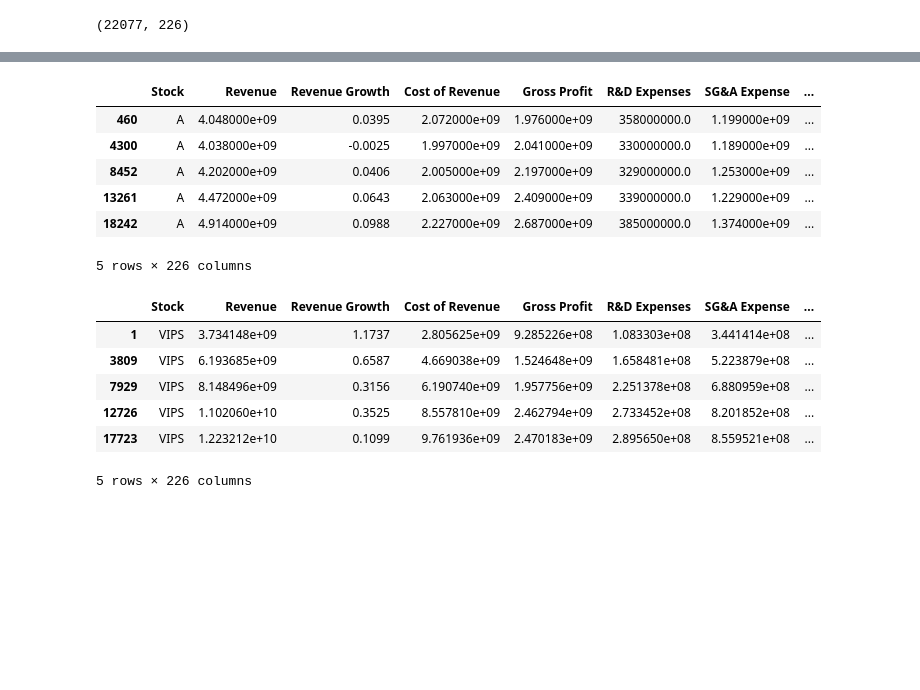
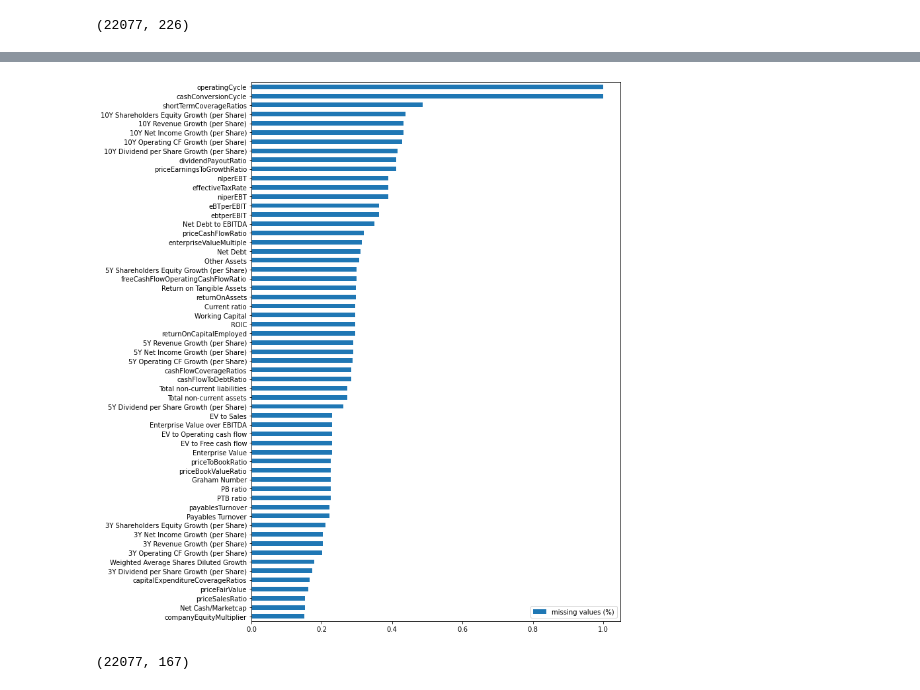
Before and after one commit to Simbonobo/economics, a Jupyter notebook: notebooks/Cleaning.ipynb, the cells around one changed output, grey strips where cells are left out. Drawn from its saved outputs; the diff is of its cells as text; code cells hidden in the pictures; blank space fills up the shorter version.

```diff
--- a/notebooks/Cleaning.ipynb
+++ b/notebooks/Cleaning.ipynb
@@ -3,5 +6,7 @@ import utils
 # %%
 df = utils.read_csv(years=["2014", "2015", "2016", "2017", "2018"])
+# %%
+df[["Stock", "Sector", "Class"]] = df[["Stock", "Sector", "Class"]].astype("category")
 # %%
 df.shape
 # %% [output]
@@ -8,0 +33,5 @@ df.shape
+# %%
+nas_by_feature = df.isnull().sum(axis=0)
+features_to_drop = nas_by_feature[nas_by_feature>3311]
+features_to_drop.sort_values(inplace=True)
+features_to_drop
@@ -8,0 +56,7 @@ df.shape
+# %%
+import matplotlib.pyplot as plt
+
+miss = pd.DataFrame({'missing values (%)': features_to_drop.values/22077}, index=features_to_drop.index)
+ax = miss.plot.barh(y='missing values (%)', figsize=(10,15))
+# %% [output]
+[figure, added]
@@ -9,20 +65,4 @@ df.shape
 # %%
-df.head()
+df.shape
 # %% [output]
-|  | Stock | Revenue | Revenue Growth | Cost of Revenue | Gross Profit | R&D Expenses | SG&A Expense | ... |
-| 460 | A | 4.048000e+09 | 0.0395 | 2.072000e+09 | 1.976000e+09 | 358000000.0 | 1.199000e+09 | ... |
-| 4300 | A | 4.038000e+09 | -0.0025 | 1.997000e+09 | 2.041000e+09 | 330000000.0 | 1.189000e+09 | ... |
-| 8452 | A | 4.202000e+09 | 0.0406 | 2.005000e+09 | 2.197000e+09 | 329000000.0 | 1.253000e+09 | ... |
-| 13261 | A | 4.472000e+09 | 0.0643 | 2.063000e+09 | 2.409000e+09 | 339000000.0 | 1.229000e+09 | ... |
-| 18242 | A | 4.914000e+09 | 0.0988 | 2.227000e+09 | 2.687000e+09 | 385000000.0 | 1.374000e+09 | ... |
-5 rows × 226 columns
+(22077, 167)
-# %%
-df[df["Stock"] == "VIPS"]
-# %% [output]
-|  | Stock | Revenue | Revenue Growth | Cost of Revenue | Gross Profit | R&D Expenses | SG&A Expense | ... |
-| 1 | VIPS | 3.734148e+09 | 1.1737 | 2.805625e+09 | 9.285226e+08 | 1.083303e+08 | 3.441414e+08 | ... |
-| 3809 | VIPS | 6.193685e+09 | 0.6587 | 4.669038e+09 | 1.524648e+09 | 1.658481e+08 | 5.223879e+08 | ... |
-| 7929 | VIPS | 8.148496e+09 | 0.3156 | 6.190740e+09 | 1.957756e+09 | 2.251378e+08 | 6.880959e+08 | ... |
-| 12726 | VIPS | 1.102060e+10 | 0.3525 | 8.557810e+09 | 2.462794e+09 | 2.733452e+08 | 8.201852e+08 | ... |
-| 17723 | VIPS | 1.223212e+10 | 0.1099 | 9.761936e+09 | 2.470183e+09 | 2.895650e+08 | 8.559521e+08 | ... |
-5 rows × 226 columns
```
Also changed, not shown: parts of 17 cells of this notebook, 2 other files.
